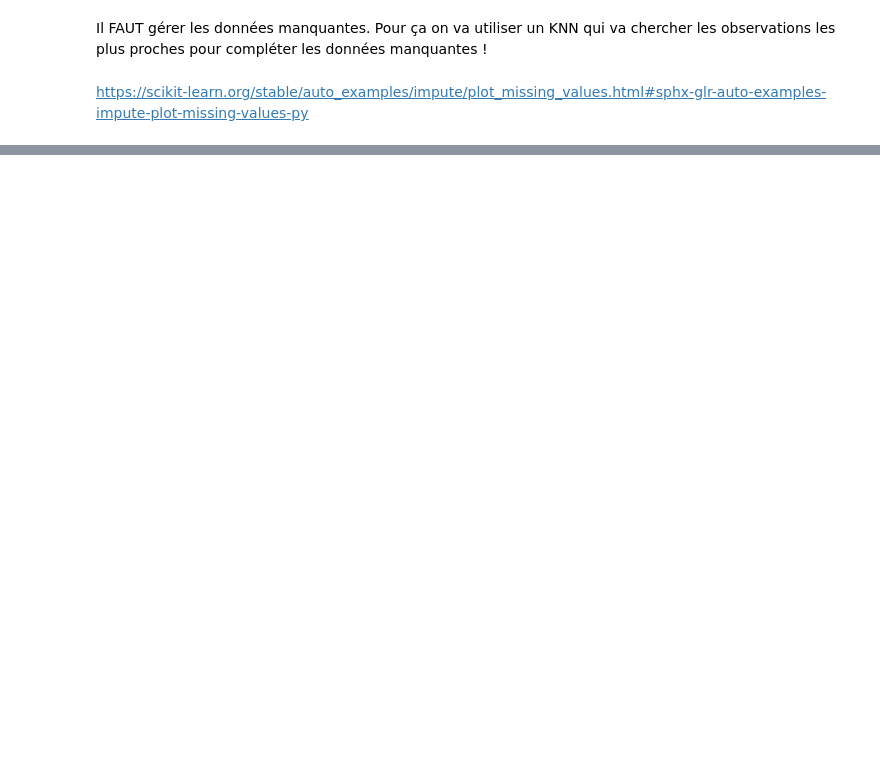
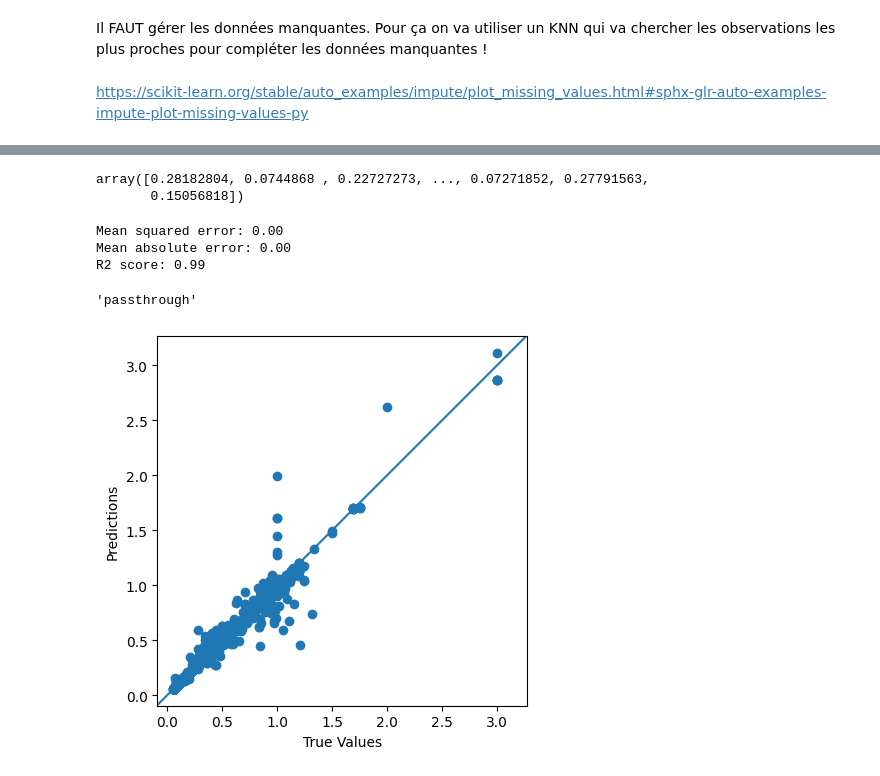
Before and after one commit to juldpnt/fil-rouge-pollinisateurs, a Jupyter notebook: notebooks/model_setup.ipynb, the cells around one changed output, grey strips where cells are left out. Drawn from its saved outputs; the diff is of its cells as text; code cells hidden in the pictures; blank space fills up the shorter version.

```diff
--- a/notebooks/model_setup.ipynb
+++ b/notebooks/model_setup.ipynb
@@ -291,27 +321,0 @@ df_transformed[["collection_heure_debut", "collection_heure_debut_cos"]].head()
-# %%
-numeric_features = [
-    "temperature",
-    "latitude",
-    "longitude",
-]
-
-temporal_features = ["collection_heure_debut"]
-
-ordinal_features = [
-    "vent",
-    "nebulosite",
-]
-
-nominal_features = [
-    "plante_sc",
-    # ....
-]
-
-categorical_features = ordinal_features + nominal_features
-
-print(
-    len(numeric_features)
-    + len(temporal_features)
-    + len(ordinal_features)
-    + len(nominal_features)
-)
@@ -349,3 +404,5 @@ Pipeline(steps=[('preprocessor',
 from sklearn.model_selection import train_test_split
 
 X_train, X_test, y_train, y_test = train_test_split(X, y, test_size=0.2, random_state=1)
+# %%
+pipe.fit(X_train, y_train)
@@ -351,0 +427,34 @@ X_train, X_test, y_train, y_test = train_test_split(X, y, test_size=0.2, random_
+# %%
+pipe.predict(X_test)
+# %% [output]
+array([0.28182804, 0.0744868 , 0.22727273, ..., 0.07271852, 0.27791563,
+       0.15056818])
+# %%
+# make all the scores for regression
+from sklearn.metrics import mean_squared_error, mean_absolute_error, r2_score
+
+y_pred = pipe.predict(X_test)
+
+print(f"Mean squared error: {mean_squared_error(y_test, y_pred):.2f}")
+print(f"Mean absolute error: {mean_absolute_error(y_test, y_pred):.2f}")
+print(f"R2 score: {r2_score(y_test, y_pred):.2f}")
+# %% [output]
+Mean squared error: 0.00
+Mean absolute error: 0.00
+R2 score: 0.99
+# %%
+importance = pipe.named_steps["estimator"].feature_importances_
+# use passthrough step to get the features names
+features = pipe.named_steps
+features
+# %% [output]
+'passthrough'
+# %%
+# plot y_test vs y_pred
+plt.scatter(y_test, y_pred )
+plt.xlabel("True Values")
+plt.ylabel("Predictions")
+plt.axis("square")
+_ = plt.plot([-100, 100], [-100, 100])
+# %% [output]
+[figure, added]
```
Also changed, not shown: parts of 12 cells of this notebook, 1 other file.
